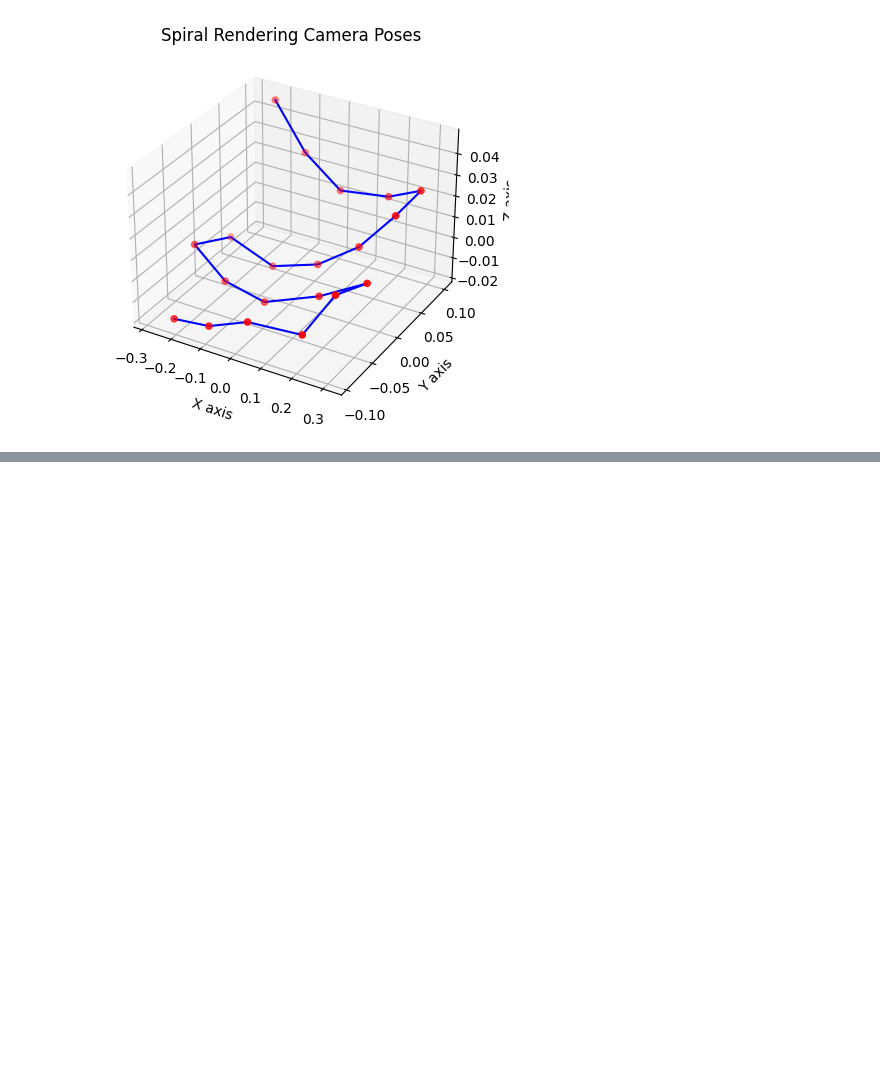
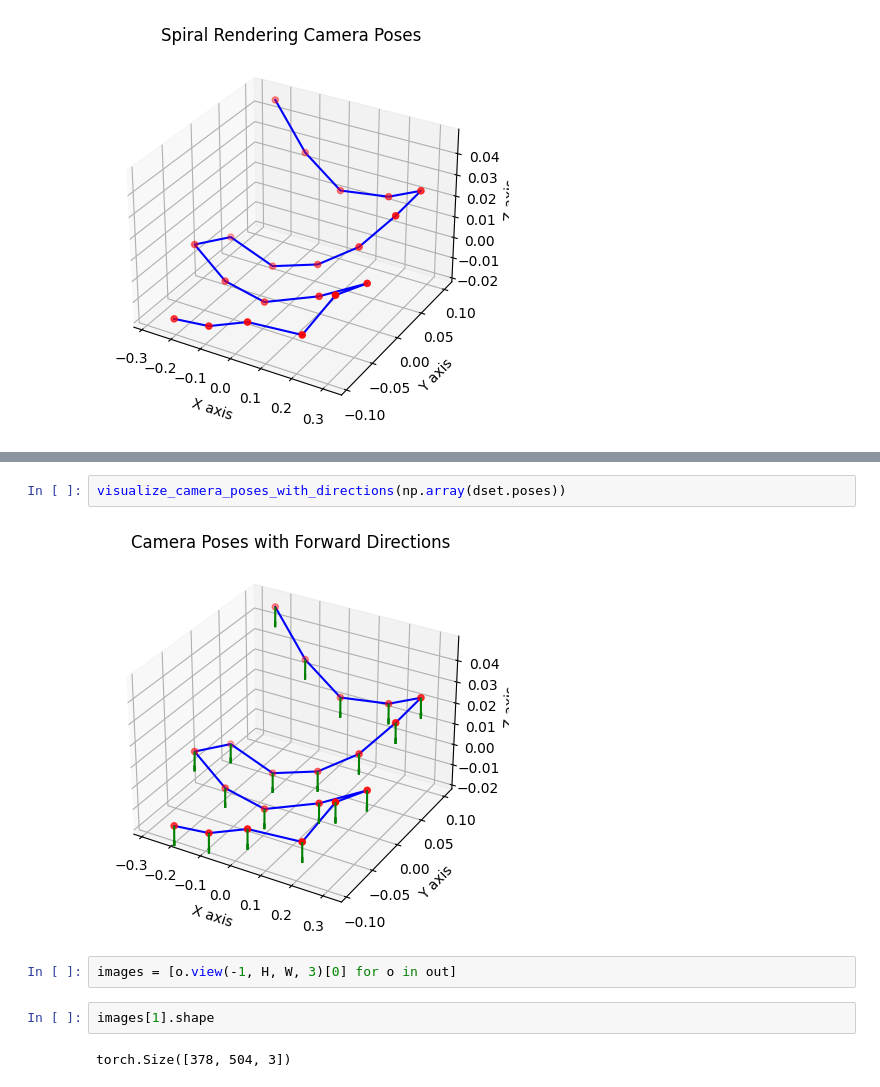
Before and after one commit to kjae0/NeRF-Zoo, a Jupyter notebook: src/test.ipynb, the cells around one changed output, grey strips where cells are left out. Drawn from its saved outputs; the diff is of its cells as text; blank space fills up the shorter version.

```diff
--- a/src/test.ipynb
+++ b/src/test.ipynb
@@ -100,0 +154,10 @@ visualize_spiral_poses(np.array(dset.poses))
+# %%
+visualize_camera_poses_with_directions(np.array(dset.poses))
+# %% [output]
+[figure, added]
+# %%
+images = [o.view(-1, H, W, 3)[0] for o in out]
+# %%
+images[1].shape
+# %% [output]
+torch.Size([378, 504, 3])
```
Also changed, not shown: parts of 6 cells of this notebook, 5 other files.
